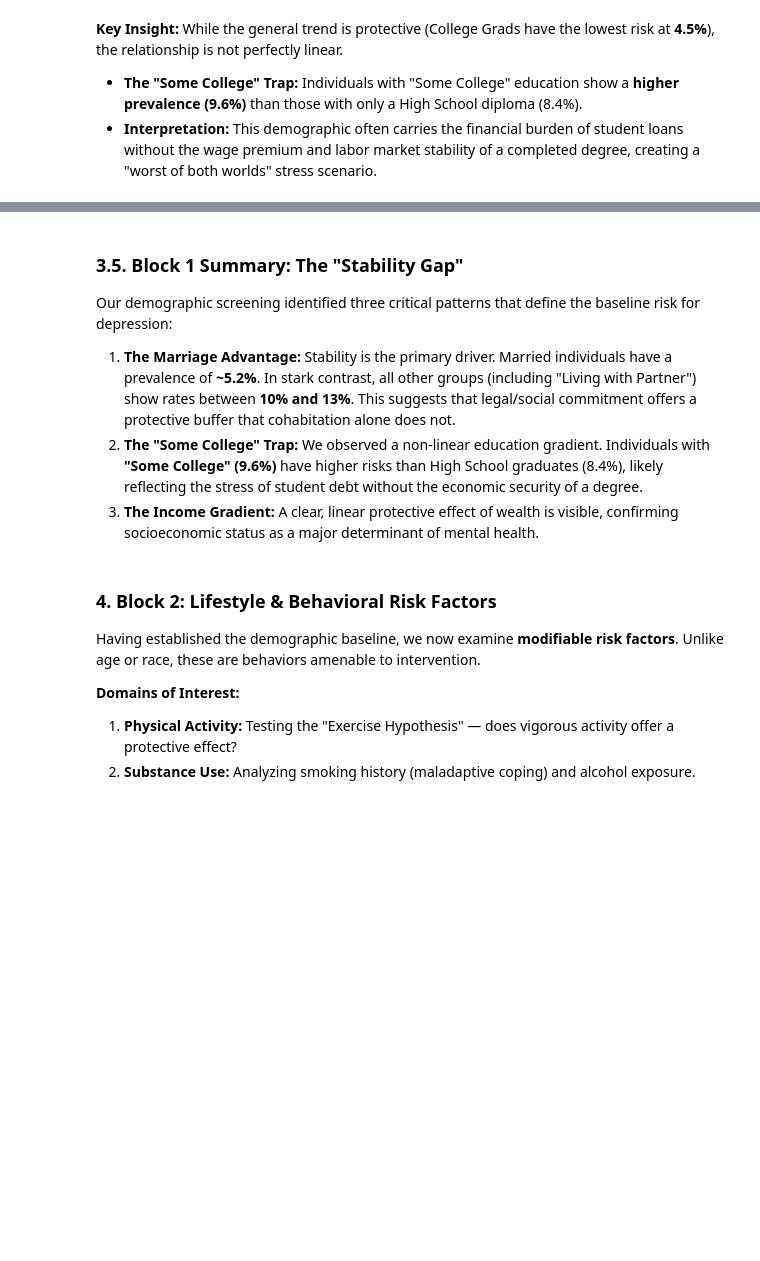
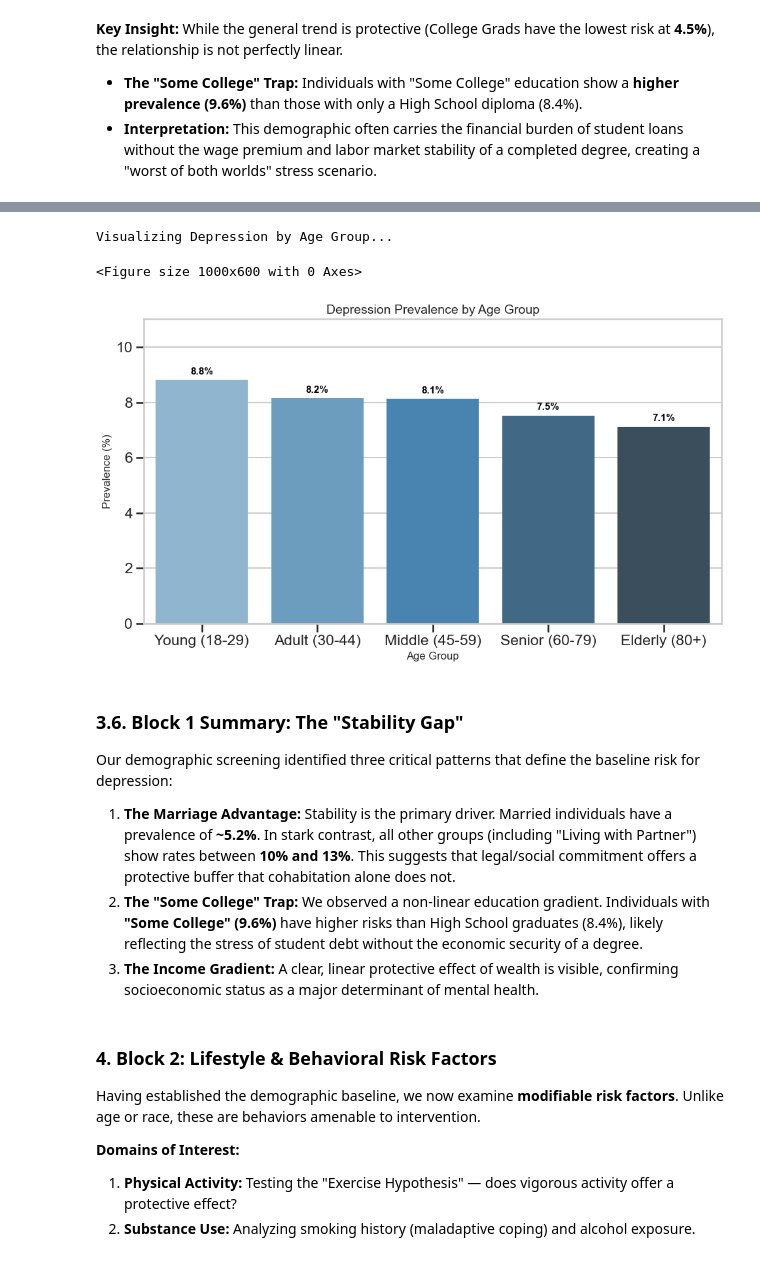
Before and after one commit to mikitaivar0uski/nhanes-depression-analysis, a Jupyter notebook: notebooks/01_exploration.ipynb, the cells around one changed output, grey strips where cells are left out. Saved outputs shown, nothing was run; the diff lists cells and outputs as text; code cells hidden in the pictures; blank space fills up the shorter version.

Commit message:
new graphs + refactoring

```diff
--- a/notebooks/01_exploration.ipynb
+++ b/notebooks/01_exploration.ipynb
@@ -195,5 +206,38 @@ While the general trend is protective (College Grads have the lowest risk at **4
+# %%
+# --- Block 1 Extension: Age Analysis ---
+
+# 1. Binning Age into Generations
+# Young Adult (18-29), Adult (30-44), Middle Age (45-59), Senior (60-79), Elderly (80+)
+plot_df = df.copy()
+plot_df["Age_Group"] = pd.cut(
+    plot_df["Age"],
+    bins=[17, 29, 44, 59, 79, 150],
+    labels=[
+        "Young (18-29)",
+        "Adult (30-44)",
+        "Middle (45-59)",
+        "Senior (60-79)",
+        "Elderly (80+)",
+    ],
+)
+
+print("Visualizing Depression by Age Group...")
+
+# 2. Plotting
+plt.figure(figsize=(10, 6))
+plot_weighted_risk_factor(
+    plot_df,
+    x_col="Age_Group",
+    target_col="Depression",
+    xlabel="Age Group",
+    palette="Blues_d",  # Gradient to show aging process
+)
+# %% [output]
+Visualizing Depression by Age Group...
+<Figure size 1000x600 with 0 Axes>
+[figure, added]
 # %% [markdown]
-### 3.5. Block 1 Summary: The "Stability Gap"
+### 3.6. Block 1 Summary: The "Stability Gap"
 Our demographic screening identified three critical patterns that define the baseline risk for depression:
 
 1.  **The Marriage Advantage:** Stability is the primary driver. Married individuals have a prevalence of **~5.2%**. In stark contrast, all other groups (including "Living with Partner") show rates between **10% and 13%**. This suggests that legal/social commitment offers a protective buffer that cohabitation alone does not.
```
Also changed, not shown: parts of 14 cells of this notebook, 8 other files.
